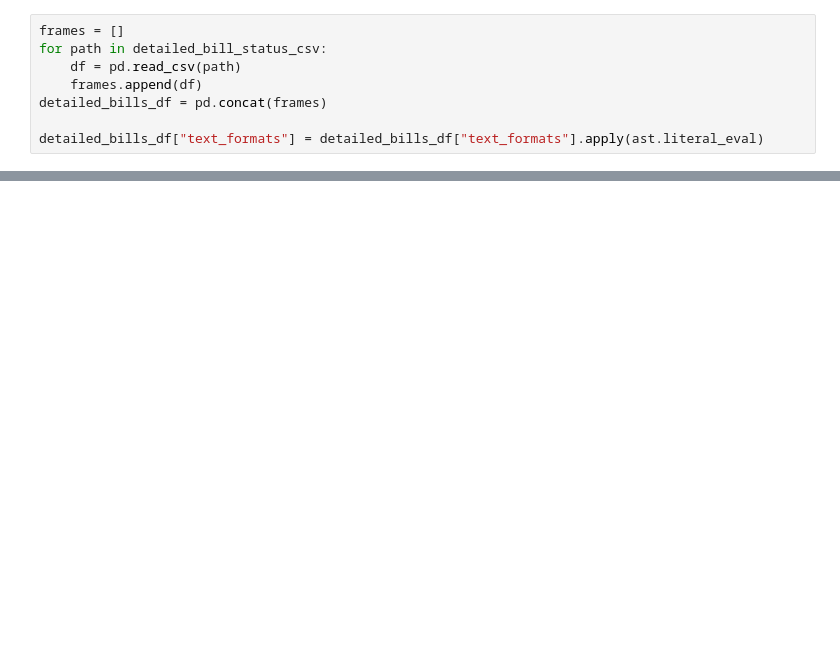
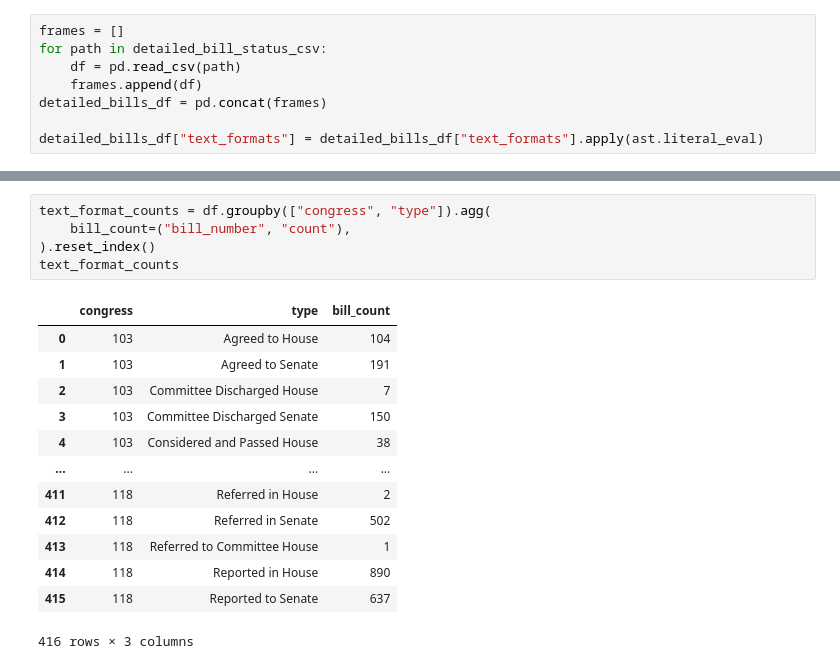
Before and after one commit to digirati-co-uk/loc-responsible-datasets, a Jupyter notebook: 01_bills/01_retrieval/status_reporting.ipynb, the cells around one changed output, grey strips where cells are left out. Drawn from its saved outputs; the diff is of its cells as text; blank space fills up the shorter version.

```diff
--- a/01_bills/01_retrieval/status_reporting.ipynb
+++ b/01_bills/01_retrieval/status_reporting.ipynb
@@ -153,0 +180,19 @@ text_format_counts
+# %%
+text_format_counts = df.groupby(["congress", "type"]).agg(
+    bill_count=("bill_number", "count"),
+).reset_index()
+text_format_counts
+# %% [output]
+|  | congress | type | bill_count |
+| 0 | 103 | Agreed to House | 104 |
+| 1 | 103 | Agreed to Senate | 191 |
+| 2 | 103 | Committee Discharged House | 7 |
+| 3 | 103 | Committee Discharged Senate | 150 |
+| 4 | 103 | Considered and Passed House | 38 |
+| ... | ... | ... | ... |
+| 411 | 118 | Referred in House | 2 |
+| 412 | 118 | Referred in Senate | 502 |
+| 413 | 118 | Referred to Committee House | 1 |
+| 414 | 118 | Reported in House | 890 |
+| 415 | 118 | Reported to Senate | 637 |
+416 rows × 3 columns
```
Also changed, not shown: parts of 6 cells of this notebook, 2 other files.
